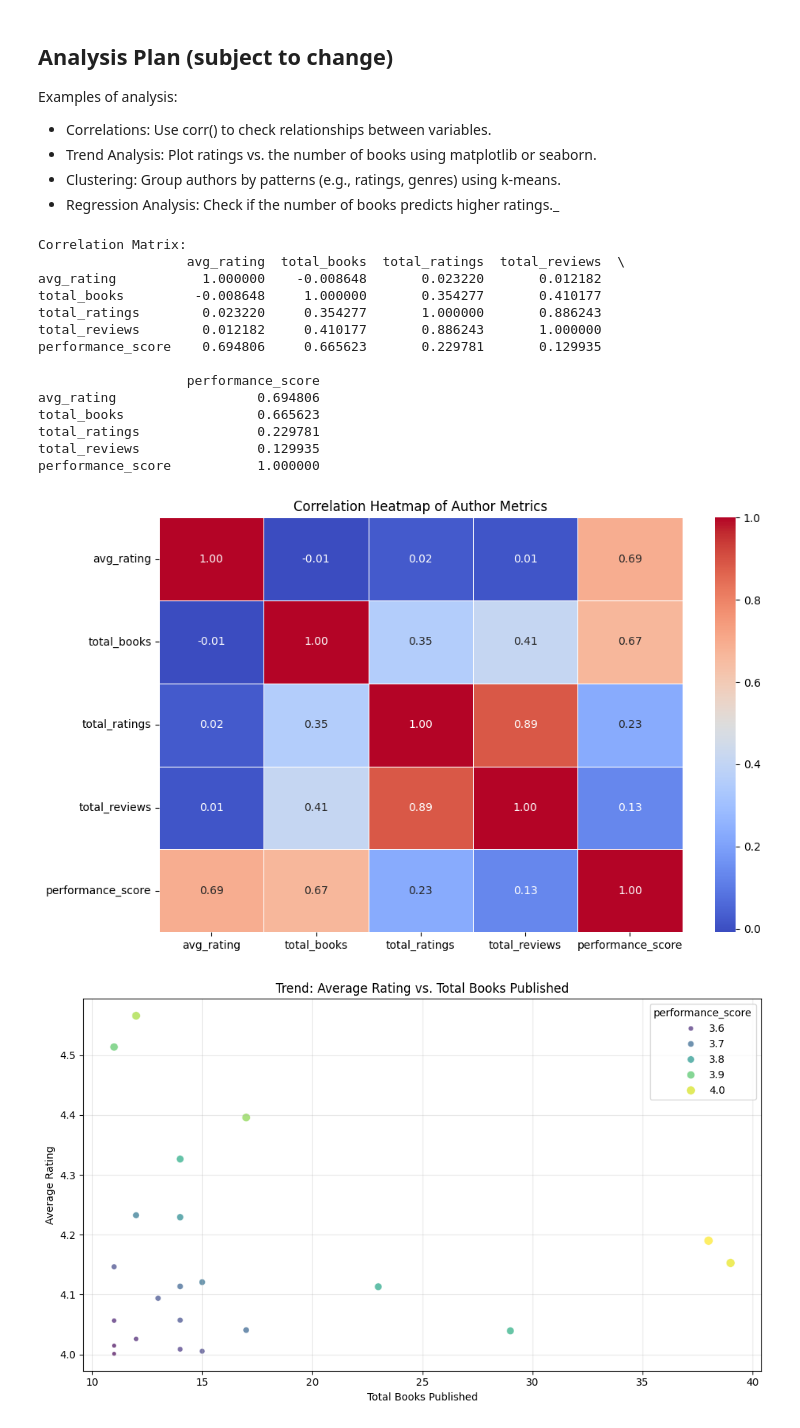
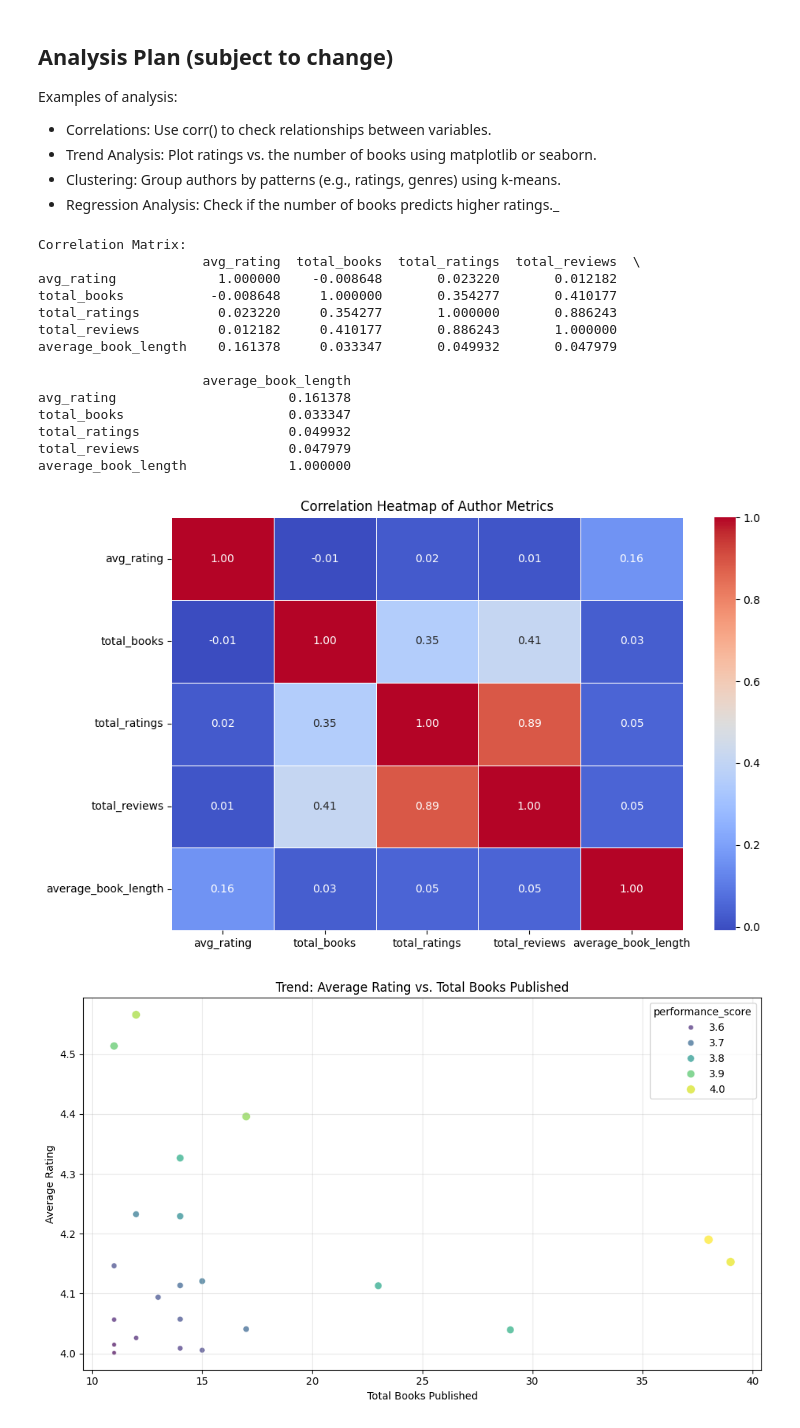
Before and after one commit to clhughes01/ECE143_Project, a Jupyter notebook: src/author-success-analysis.ipynb, the cells around one changed output. Drawn from its saved outputs; the diff is of its cells as text; code cells hidden in the pictures.

Commit message:
add author analysis based on average book length

```diff
--- a/src/author-success-analysis.ipynb
+++ b/src/author-success-analysis.ipynb
@@ -115,12 +115,15 @@ author_stats = books_data.groupby('authors').agg({
     'book_id': 'count',                 # Number of books published
     'average_rating': 'mean',          # Average rating of books
     'ratings_count': 'sum',            # Total number of ratings
-    'text_reviews_count': 'sum'        # Total number of reviews
+    'text_reviews_count': 'sum',       # Total number of reviews
+    'num_of_pages': 'mean'       # Average of book length
 }).rename(columns={
     'book_id': 'total_books',
     'average_rating': 'avg_rating',
     'ratings_count': 'total_ratings',
-    'text_reviews_count': 'total_reviews'
+    'text_reviews_count': 'total_reviews',
+    'num_of_pages' : 'average_book_length'
+
 }).reset_index()
 
 print(author_stats.head())
@@ -275,37 +297,37 @@ Examples of analysis:
 - Regression Analysis: Check if the number of books predicts higher ratings._
 # %%
 # Correlation Analysis
-numeric_cols = ['avg_rating', 'total_books', 'total_ratings', 'total_reviews', 'performance_score']
-
+# numeric_cols = ['avg_rating', 'total_books', 'total_ratings', 'total_reviews', 'performance_score', 'average_book_length']
+numeric_cols = ['avg_rating', 'total_books', 'total_ratings', 'total_reviews', 'average_book_length']
 # Calculate correlations
 correlation_matrix = author_stats[numeric_cols].corr()
 
 # Display the correlation matrix
 print("Correlation Matrix:")
 print(correlation_matrix)
 
 # Heatmap for visualizing correlations
 plt.figure(figsize=(10, 6))
 sns.heatmap(correlation_matrix, annot=True, cmap='coolwarm', fmt=".2f", linewidths=0.5)
 plt.title("Correlation Heatmap of Author Metrics")
 plt.tight_layout()
 plt.show()
 # %% [output]
 Correlation Matrix:
-                   avg_rating  total_books  total_ratings  total_reviews  \
-avg_rating           1.000000    -0.008648       0.023220       0.012182
-total_books         -0.008648     1.000000       0.354277       0.410177
-total_ratings        0.023220     0.354277       1.000000       0.886243
-total_reviews        0.012182     0.410177       0.886243       1.000000
-performance_score    0.694806     0.665623       0.229781       0.129935
+                     avg_rating  total_books  total_ratings  total_reviews  \
+avg_rating             1.000000    -0.008648       0.023220       0.012182
+total_books           -0.008648     1.000000       0.354277       0.410177
+total_ratings          0.023220     0.354277       1.000000       0.886243
+total_reviews          0.012182     0.410177       0.886243       1.000000
+average_book_length    0.161378     0.033347       0.049932       0.047979
 
-                   performance_score
-avg_rating                  0.694806
-total_books                 0.665623
-total_ratings               0.229781
-total_reviews               0.129935
-performance_score           1.000000
+                     average_book_length
+avg_rating                      0.161378
+total_books                     0.033347
+total_ratings                   0.049932
+total_reviews                   0.047979
+average_book_length             1.000000
-[figure, old version]
+[figure, new version]
 # %%
 # Trend Analysis: Ratings vs. Number of Books
 plt.figure(figsize=(10, 6))
```
Also changed, not shown: parts of 5 cells of this notebook.
